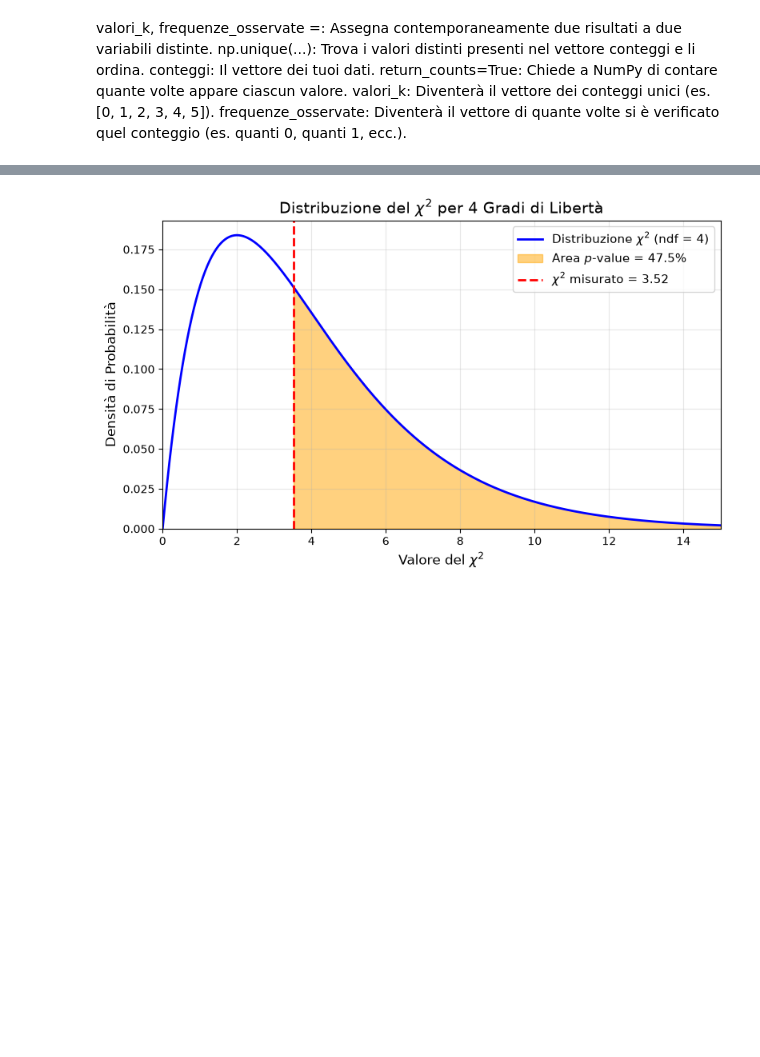
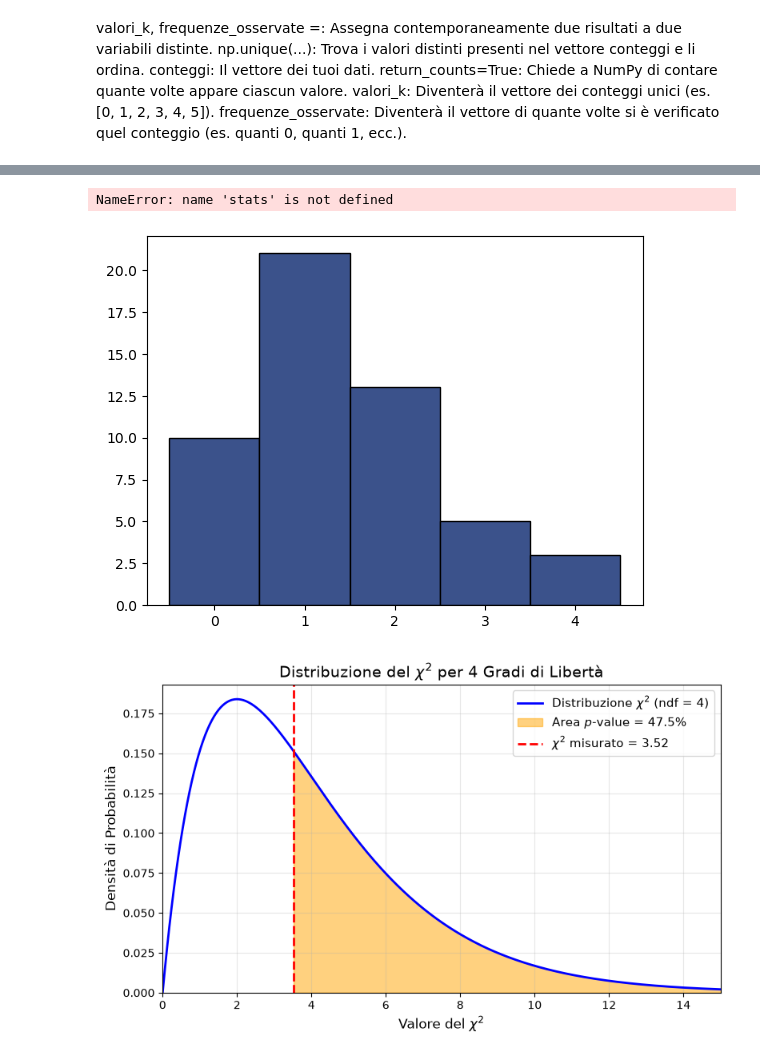
Before and after one commit to sofiamanzini/esperienza-preliminare, a Jupyter notebook: codicebo.ipynb, the cells around one changed output, grey strips where cells are left out. Cells and saved outputs as stored; diff of their text form; code cells hidden in the pictures; blank space fills up the shorter version.

```diff
--- a/codicebo.pynb.ipynb
+++ b/codicebo.ipynb
@@ -182,3 +194,33 @@ p-value: 0.4743
+# %%
+FILE = "statistichebis.txt"
+N = np.loadtxt(FILE, unpack=True)
+
+
+
+media   = N.mean()
+
+colors = plt.cm.viridis(0.25)
+
+fig, ax = plt.subplots()
+
+bins = np.arange(N.min() - 0.5, N.max() + 0.5,1  )
+ax.hist(N, bins=bins, alpha=1, edgecolor="black",
+        label="Dati", color=colors)
+
+k = np.arange(bins[0], bins[-1])
+poisson_pmf = stats.poisson.pmf(k, mu=media)
+#ax.plot(k, poisson_pmf, "o-", color="red", label=f"Poisson(μ={media:.2f})")
+
+ax.set_xlabel("Conteggi")
+ax.set_ylabel("Frequenza")
+
+
+
+plt.tight_layout()
+plt.show()
+# %% [output]
+NameError: name 'stats' is not defined
+[figure, added]
 # %%
 import numpy as np
 import matplotlib.pyplot as plt
```
Also changed, not shown: parts of 1 cell of this notebook, 10 other files.
